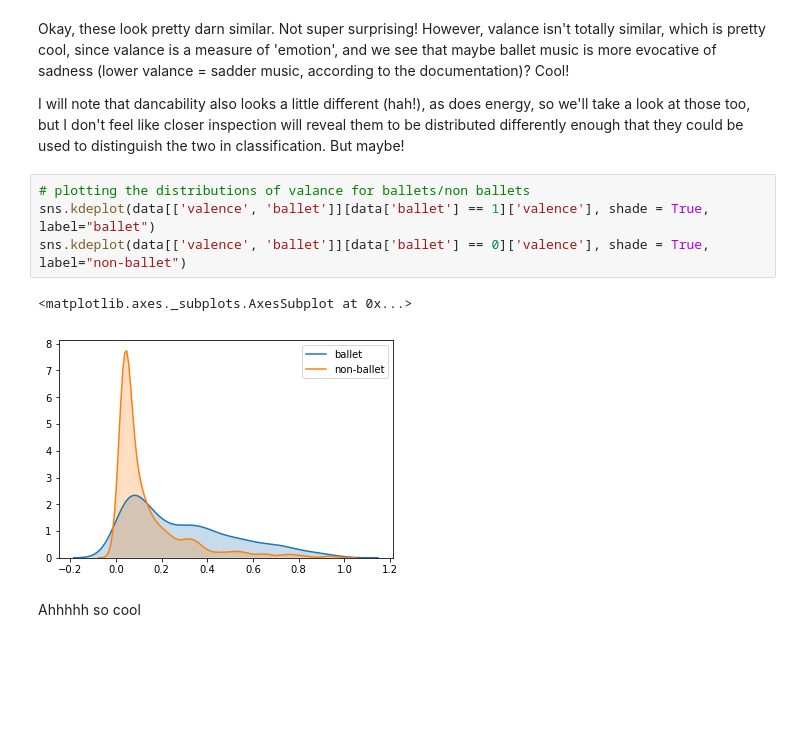
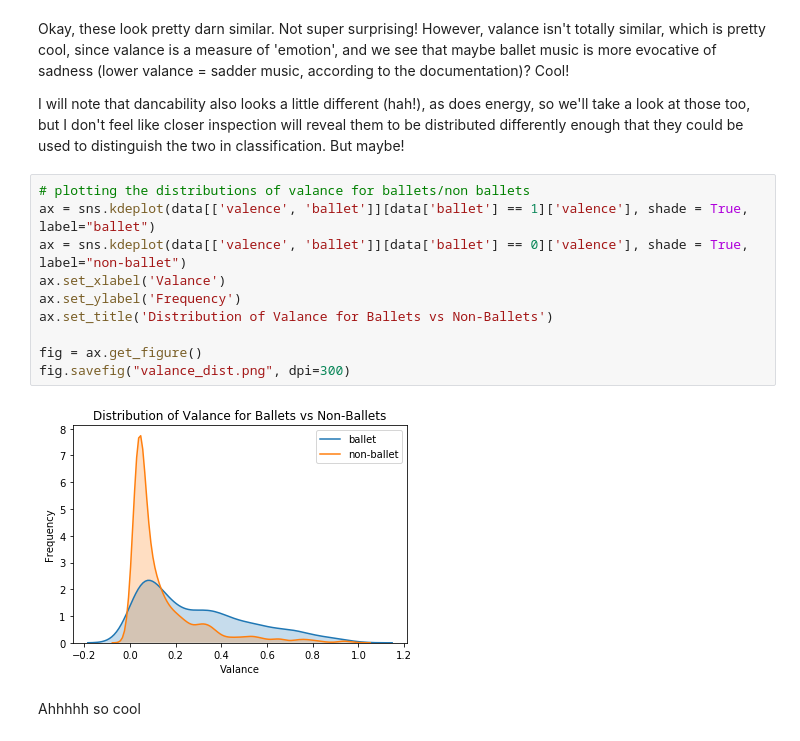
Before and after one commit to h-parker/ballet-or-not, a Jupyter notebook: eda.ipynb, the cells around one changed output. Cells and saved outputs as stored; diff of their text form; blank space fills up the shorter version.

```diff
--- a/eda.ipynb
+++ b/eda.ipynb
@@ -48,11 +46,16 @@ Okay, these look pretty darn similar. Not super surprising! However, valance isn
 I will note that dancability also looks a little different (hah!), as does energy, so we'll take a look at those too, but I don't feel like closer inspection will reveal them to be distributed differently enough that they could be used to distinguish the two in classification. But maybe!
 # %%
 # plotting the distributions of valance for ballets/non ballets
-sns.kdeplot(data[['valence', 'ballet']][data['ballet'] == 1]['valence'], shade = True, label="ballet")
-sns.kdeplot(data[['valence', 'ballet']][data['ballet'] == 0]['valence'], shade = True, label="non-ballet")
+ax = sns.kdeplot(data[['valence', 'ballet']][data['ballet'] == 1]['valence'], shade = True, label="ballet")
+ax = sns.kdeplot(data[['valence', 'ballet']][data['ballet'] == 0]['valence'], shade = True, label="non-ballet")
+ax.set_xlabel('Valance')
+ax.set_ylabel('Frequency')
+ax.set_title('Distribution of Valance for Ballets vs Non-Ballets')
+
+fig = ax.get_figure()
+fig.savefig("valance_dist.png", dpi=300)
 # %% [output]
-<matplotlib.axes._subplots.AxesSubplot at 0x...>
-[figure, old version]
+[figure, new version]
 # %% [markdown]
 Ahhhhh so cool
 # %%
```
Also changed, not shown: parts of 2 cells of this notebook, 3 other files.
